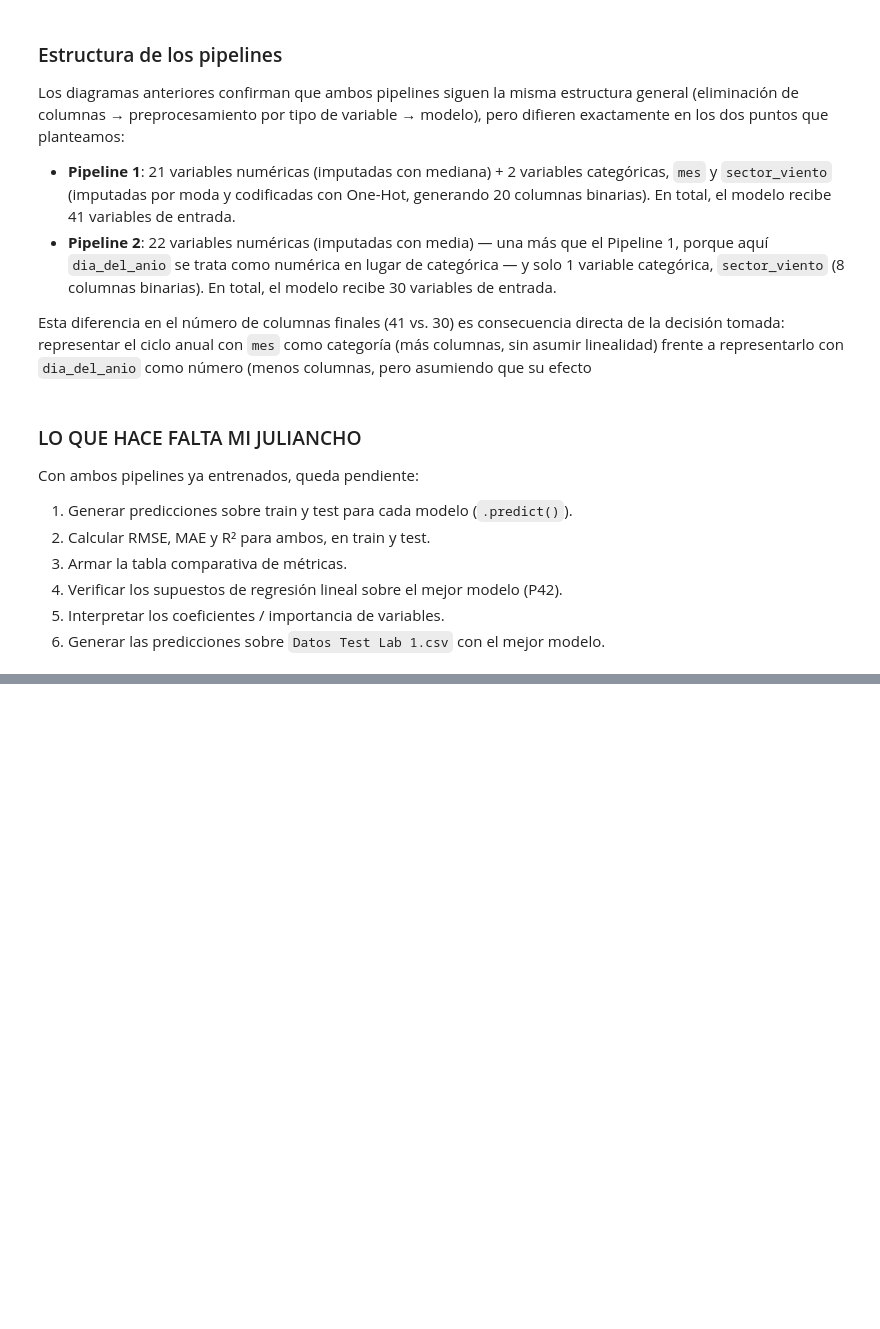
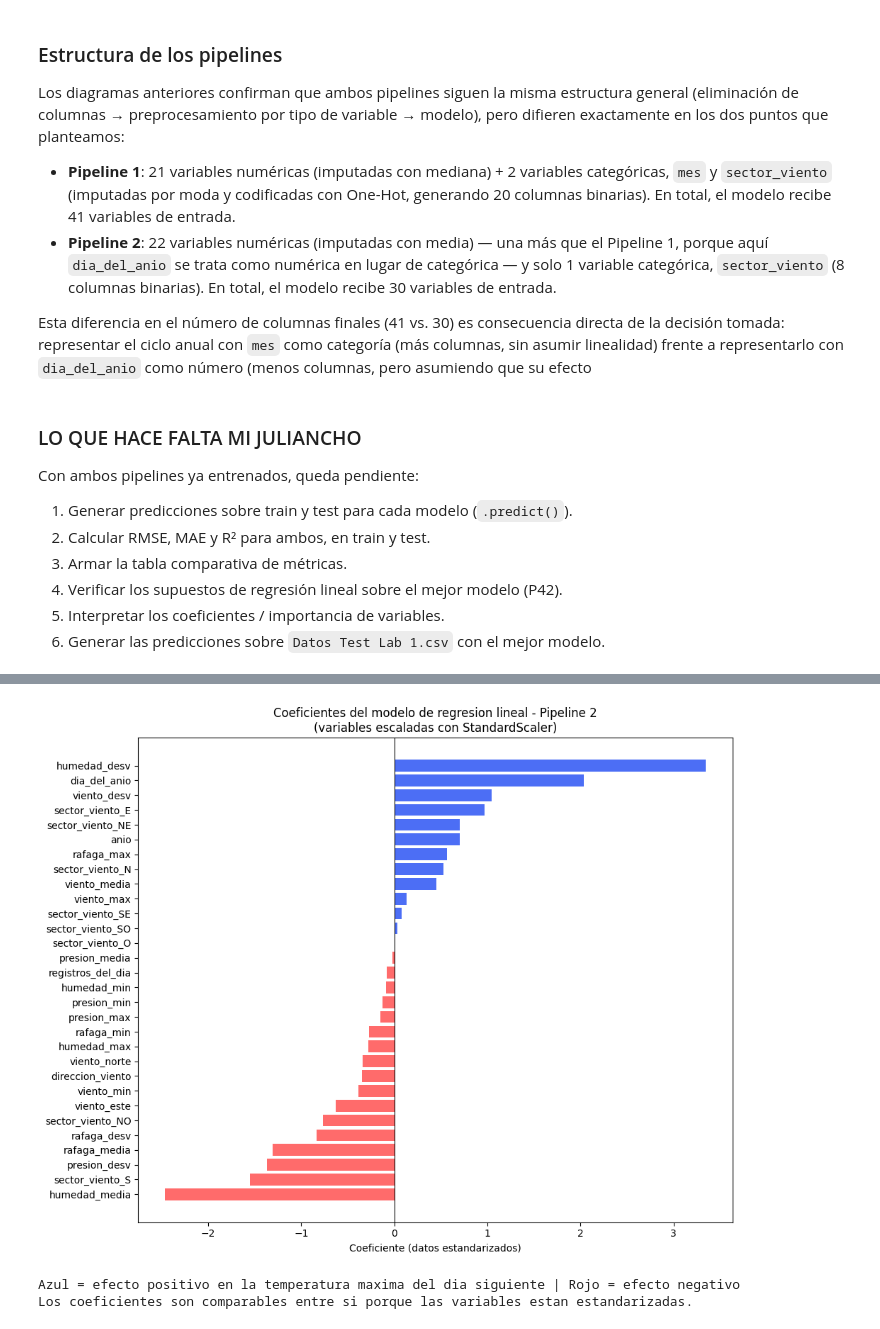
Before and after one commit to Teban1101/MaterialDeClase-ISIS-2611, a Jupyter notebook: 202620/Laboratorios/L1/lab1.ipynb, the cells around one changed output, grey strips where cells are left out. Cells and saved outputs as stored; diff of their text form; code cells hidden in the pictures; blank space fills up the shorter version.

```diff
--- a/202620/Laboratorios/L1/lab1.ipynb
+++ b/202620/Laboratorios/L1/lab1.ipynb
@@ -1525,0 +1897,10 @@ Con ambos pipelines ya entrenados, queda pendiente:
+# %%
+Modelo_2 = pipeline_2.named_steps['modelo']
+
+print("Intercepto:", Modelo_2.intercept_)
+
+coef_df_2 = pd.DataFrame({
+    "Variable": feature_names_2,
+    "Coeficiente": Modelo_2.coef_
+})
+coef_df_2.sort_values('Coeficiente', ascending=False)
@@ -1525,0 +1926,18 @@ Con ambos pipelines ya entrenados, queda pendiente:
+# %%
+# Visualizacion de coeficientes ordenados (mismo estilo que P4.2)
+coef_sorted_2 = coef_df_2.sort_values('Coeficiente')
+colors_2 = ['#FF6B6B' if c < 0 else '#4C6EF5' for c in coef_sorted_2['Coeficiente']]
+
+plt.figure(figsize=(10, 8))
+plt.barh(coef_sorted_2['Variable'], coef_sorted_2['Coeficiente'], color=colors_2)
+plt.axvline(0, color='black', linewidth=0.8)
+plt.xlabel('Coeficiente (datos estandarizados)')
+plt.title('Coeficientes del modelo de regresion lineal - Pipeline 2\n(variables escaladas con StandardScaler)')
+plt.tight_layout()
+plt.show()
+print("Azul = efecto positivo en la temperatura maxima del dia siguiente | Rojo = efecto negativo")
+print("Los coeficientes son comparables entre si porque las variables estan estandarizadas.")
+# %% [output]
+[figure, added]
+Azul = efecto positivo en la temperatura maxima del dia siguiente | Rojo = efecto negativo
+Los coeficientes son comparables entre si porque las variables estan estandarizadas.
```
Also changed, not shown: parts of 29 cells of this notebook.
